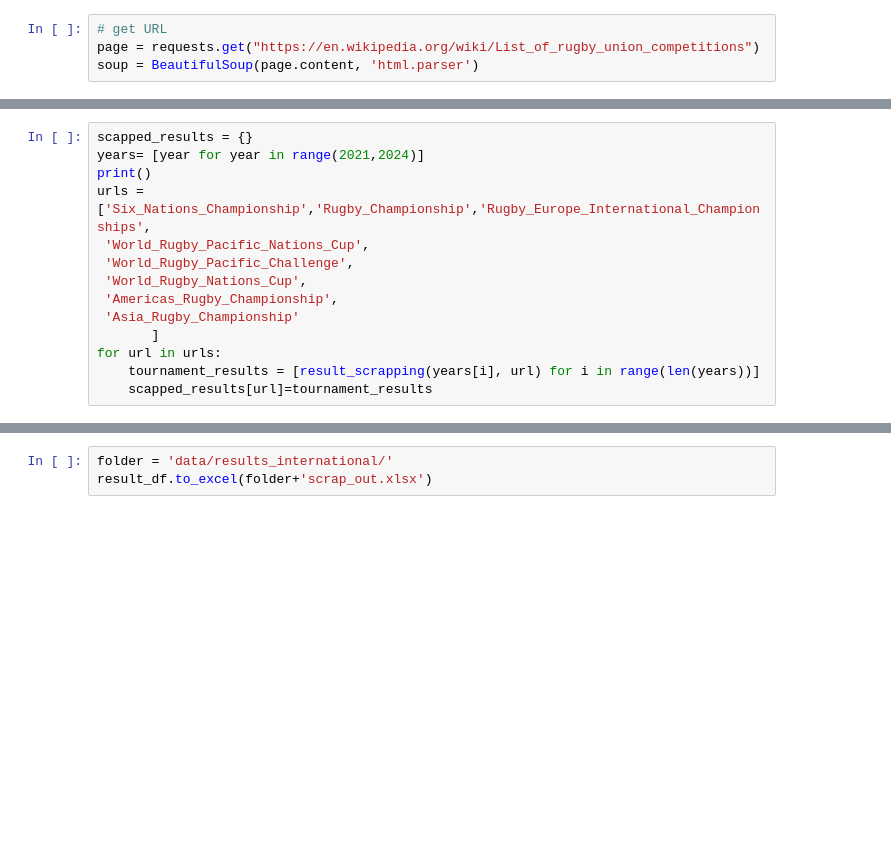
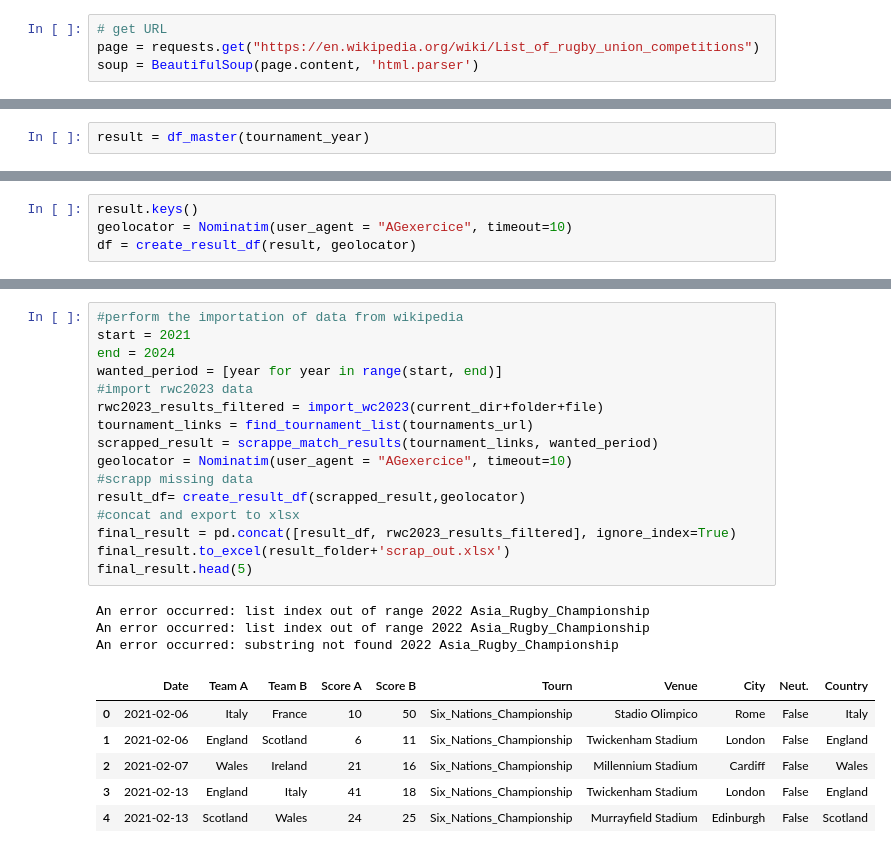
Before and after one commit to ArthurG-data/rugby_world_cup_prediction, a Jupyter notebook: wiki_scap.ipynb, the cells around one changed output, grey strips where cells are left out. Saved outputs shown, nothing was run; the diff lists cells and outputs as text; blank space fills up the shorter version.

Commit message:
big bug observed: work on the scrapping needs to be done

```diff
--- a/wiki_scap.ipynb
+++ b/wiki_scap.ipynb
@@ -154,14 +326,0 @@ def result_scrapping(year, url):
-# %%
-scapped_results = {}
-years= [year for year in range(2021,2024)]
-print()
-urls = ['Six_Nations_Championship','Rugby_Championship','Rugby_Europe_International_Championships',
- 'World_Rugby_Pacific_Nations_Cup',
- 'World_Rugby_Pacific_Challenge',
- 'World_Rugby_Nations_Cup',
- 'Americas_Rugby_Championship',
- 'Asia_Rugby_Championship'
-       ]
-for url in urls:
-    tournament_results = [result_scrapping(years[i], url) for i in range(len(years))]
-    scapped_results[url]=tournament_results
@@ -171,0 +327,2 @@ An error occurred: substring not found 2022 Asia_Rugby_Championship
+# %%
+result = df_master(tournament_year)
@@ -171,0 +347,4 @@ An error occurred: substring not found 2022 Asia_Rugby_Championship
+# %%
+result.keys()
+geolocator = Nominatim(user_agent = "AGexercice", timeout=10)
+df = create_result_df(result, geolocator)
@@ -271,3 +425,26 @@ result_d_2
-# %%
-folder = 'data/results_international/'
-result_df.to_excel(folder+'scrap_out.xlsx')
+# %%
+#perform the importation of data from wikipedia
+start = 2021
+end = 2024
+wanted_period = [year for year in range(start, end)]
+#import rwc2023 data
+rwc2023_results_filtered = import_wc2023(current_dir+folder+file)
+tournament_links = find_tournament_list(tournaments_url)
+scrapped_result = scrappe_match_results(tournament_links, wanted_period)
+geolocator = Nominatim(user_agent = "AGexercice", timeout=10)
+#scrapp missing data
+result_df= create_result_df(scrapped_result,geolocator)
+#concat and export to xlsx
+final_result = pd.concat([result_df, rwc2023_results_filtered], ignore_index=True)
+final_result.to_excel(result_folder+'scrap_out.xlsx')
+final_result.head(5)
+# %% [output]
+An error occurred: list index out of range 2022 Asia_Rugby_Championship
+An error occurred: list index out of range 2022 Asia_Rugby_Championship
+An error occurred: substring not found 2022 Asia_Rugby_Championship
+|  | Date | Team A | Team B | Score A | Score B | Tourn | Venue | City | Neut. | Country |
+| 0 | 2021-02-06 | Italy | France | 10 | 50 | Six_Nations_Championship | Stadio Olimpico | Rome | False | Italy |
+| 1 | 2021-02-06 | England | Scotland | 6 | 11 | Six_Nations_Championship | Twickenham Stadium | London | False | England |
+| 2 | 2021-02-07 | Wales | Ireland | 21 | 16 | Six_Nations_Championship | Millennium Stadium | Cardiff | False | Wales |
+| 3 | 2021-02-13 | England | Italy | 41 | 18 | Six_Nations_Championship | Twickenham Stadium | London | False | England |
+| 4 | 2021-02-13 | Scotland | Wales | 24 | 25 | Six_Nations_Championship | Murrayfield Stadium | Edinburgh | False | Scotland |
```
Also changed, not shown: parts of 23 cells of this notebook, 4 other files.
